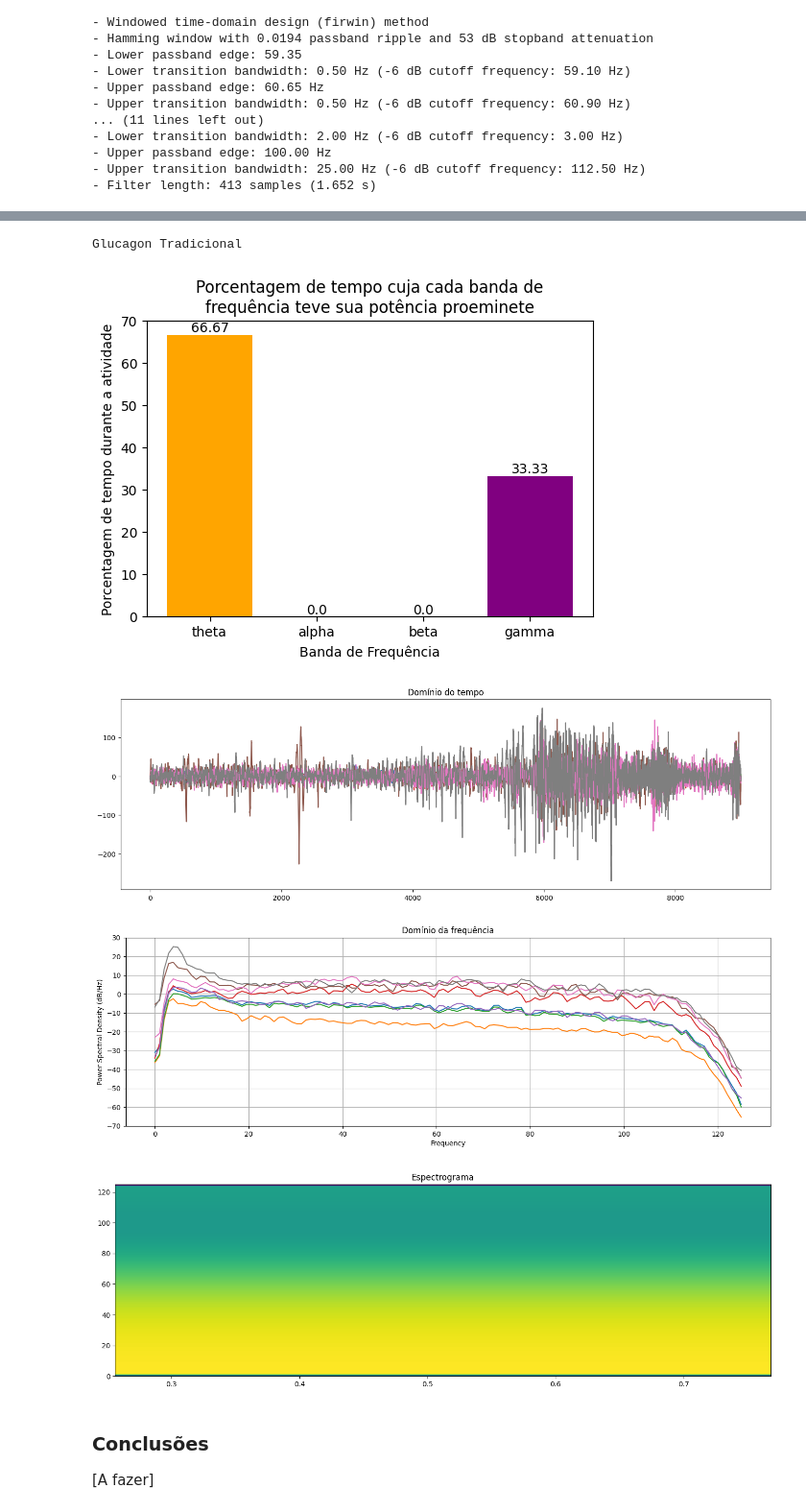
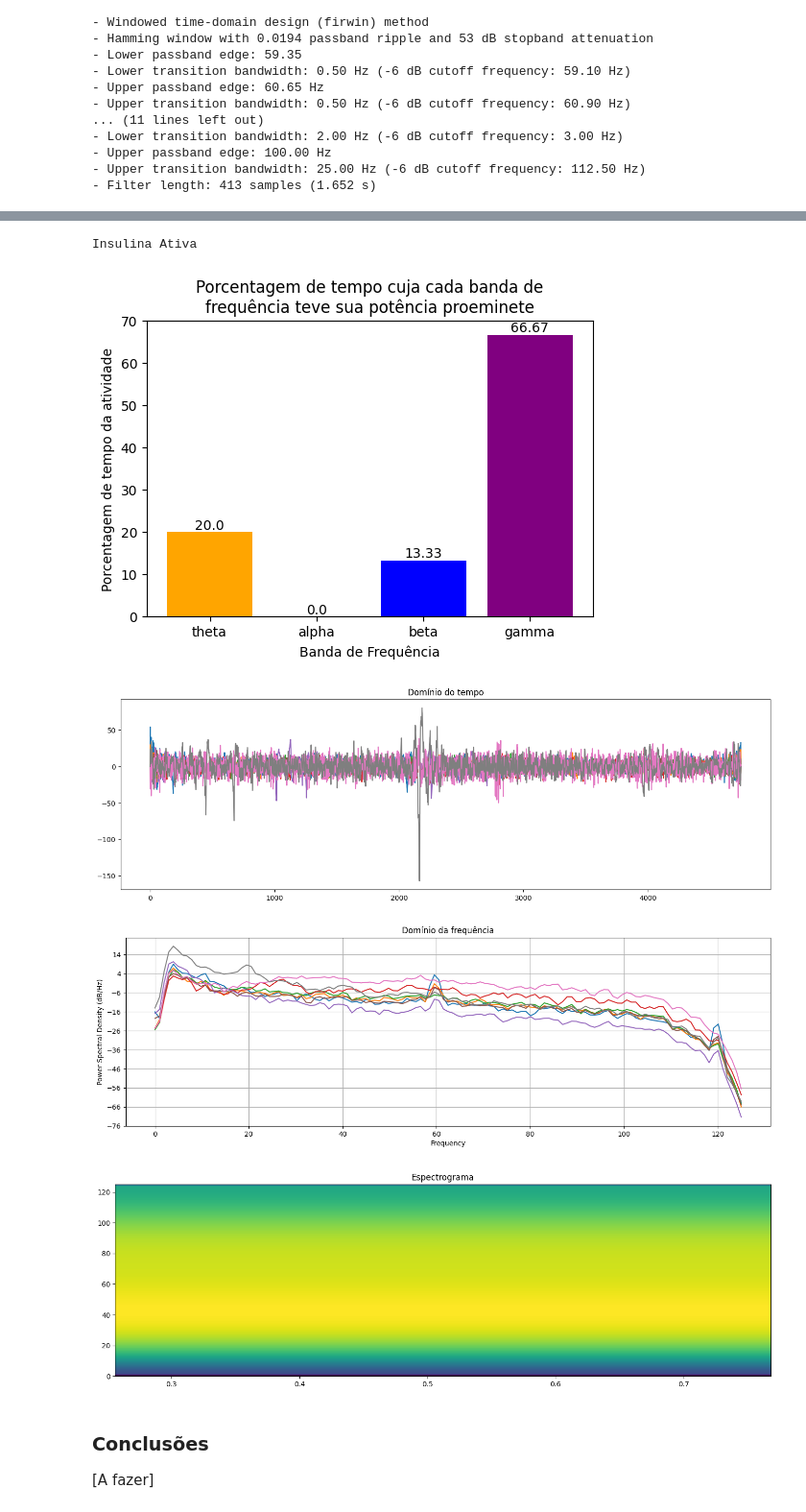
Before and after one commit to GustavoMartinx/Biological-Data-Processing, a Jupyter notebook: Dataset-Foco-Atencao/src/sliced_analysis.ipynb, the cells around one changed output, grey strips where cells are left out. Shown at 96% size. Drawn from its saved outputs; the diff is of its cells as text; code cells hidden in the pictures.

Commit message:
beta time ranges defined

```diff
--- a/Dataset-Foco-Atencao/src/sliced_analysis.ipynb
+++ b/Dataset-Foco-Atencao/src/sliced_analysis.ipynb
@@ -93,21 +93,17 @@ O trecho de código a seguir define os recortes de tempo de interesse (_timerang
 # %%
 # Aula GT
 gt_timeranges = [
-    "2:14 - 2:32",
-    "3:40 - 3:50",
-    "9:34 - 10:10"
+    "2:14 - 2:32", # mais gama
+    "3:47 - 4:01", # ok
+    "5:17 - 5:30", # parecia algo (mas só tetha)
 ]
 
 # Aula IA
 ia_timeranges = [
-    "0:21 - 0:40",
-    "1:54 - 2:18",
-    "3:54 - 5:00",
-    "6:48 - 7:02",
-    "8:29 - 8:55",
-    "8:46 - 9:00",
-    "9:14 - 9:40",
-    "19:18 - 19:35"
+    "2:07 - 2:18", # muito gama (junto ao beta) remover?
+    "3:52 - 4:11", # beta [parecia] interessante (na vdd nem tanto)
+    "5:49 - 6:06", # betinha (menos ainda) salada
+    "18:48 - 19:11" # betinha
 ]
 
 # Teste Final
@@ -124,24 +120,24 @@ tf_timeranges = [
 
 A célula a seguir efetua o recorte nos dados de acordo os momentos de interesse e transforma para o objeto MNE `RawArray`.
 # %%
-gt_index = []
-gt_index = convert_time_range_to_index(gt_timeranges[2])
+# gt_index = []
+# gt_index = convert_time_range_to_index(gt_timeranges[2])
 
-# ia_index = []
-# ia_index = convert_time_range_to_index(ia_timeranges[2])
+ia_index = []
+ia_index = convert_time_range_to_index(ia_timeranges[1])
 
 # tf_index = []
 # tf_index = convert_time_range_to_index(tf_timeranges[5])
 
 # Obtendo trecho de interesse
-data_cut_gt = gt_ob[gt_index[0]:gt_index[1], :]
-# data_cut_ia = ia_ob[ia_index[0]:ia_index[1], :]
+# data_cut_gt = gt_ob[gt_index[0]:gt_index[1], :]
+data_cut_ia = ia_ob[ia_index[0]:ia_index[1], :]
 # data_cut_tf = tf_ob[tf_index[0]:tf_index[1], :]
 
 
 X = {
-    'gt': mne.io.RawArray(data_cut_gt.T, info),
-    # 'ia': mne.io.RawArray(data_cut_ia.T, info),
+    # 'gt': mne.io.RawArray(data_cut_gt.T, info),
+    'ia': mne.io.RawArray(data_cut_ia.T, info),
     # 'tf': mne.io.RawArray(data_cut_tf.T, info),
 }
 # %% [output]
@@ -182,7 +198,7 @@ O trecho de código a seguir determina a porcentagem do tempo em que cada banda
 Conforme cita [Hatton SL et al.](https://www.ncbi.nlm.nih.gov/pmc/articles/PMC10426816/), as ondas cerebrais beta (13 – 35 Hz) são mais dominantes na região fronto-central do cérebro. Dessa forma, serão escolhidos os eletrodos F3, Fz, F4, C3, Cz e C4 que correspondem à região fronto-central como canais de referência para a aplicação do CAR através do método `set_eeg_reference()`.
 # %%
 sr = 250            # Taxa de amostragem dos dados do EEG (250Hz)
-jump = 5            # Tamanho da janela de análise (4 em 4 segundos)
+jump = 4            # Tamanho da janela de análise (4 em 4 segundos)
 size = sr * jump    # Número de pontos de dados em cada janela de análise
 
 # Definindo os limites das bandas de frequência (em Hz)
@@ -194,7 +210,7 @@ gamma_band = (30, 100)    # Gamma: 30 - 100 Hz
 
 total_pc = {}
 # data_names = ('gt', 'ia', 'tf')
-data_names = ('gt',)
+data_names = ('ia',)
 
 electrodes = ["F3", "Fz", "F4"] # , "C3", "Cz", "C4"
 
@@ -202,7 +218,7 @@ electrodes = ["F3", "Fz", "F4"] # , "C3", "Cz", "C4"
 for k, data in enumerate(X.values()):
     results = [0, 0, 0, 0] # Contagem de dominância de cada banda
 
-    data.set_eeg_reference(ref_channels=electrodes, projection=False)
+    data.set_eeg_reference(ref_channels='average', projection=False)
 
     # Percorre os dados em incrementos de sr (1 segundo) extraindo janelas de tamanho size (4s)
     for i in range(0, int(data.times[-1] - jump), 1):
@@ -269,17 +312,17 @@ def plot_bar(x):
     plt.ylabel('Porcentagem de tempo da atividade')
     plt.show()
 # %%
-print('Glucagon Tradicional')
-plot_bar(total_pc['gt'])
+# print('Glucagon Tradicional')
+# plot_bar(total_pc['gt'])
 
-# print('Insulina Ativa')
-# plot_bar(total_pc['ia'])
+print('Insulina Ativa')
+plot_bar(total_pc['ia'])
 
 # print('Teste Final')
 # plot_bar(total_pc['tf'])
 # %% [output]
-Glucagon Tradicional
+Insulina Ativa
-[figure, old version]
+[figure, new version]
 # %%
 def print_graphs(X):
     for i in range(X.shape[1]):
@@ -299,16 +342,16 @@ def print_graphs(X):
 # %%
 rcParams['figure.figsize'] = [17., 5.]
 
 # for key in X:
 #     print_graphs(X[key])
 
-print_graphs(data_cut_gt)
-# print_graphs(data_cut_ia)
+# print_graphs(data_cut_gt)
+print_graphs(data_cut_ia)
 # print_graphs(data_cut_tf)
 # %% [output]
-[figure, old version]
+[figure, new version]
-[figure, old version]
+[figure, new version]
-[figure, old version]
+[figure, new version]
 # %% [markdown]
 ### Conclusões
 
```
Also changed, not shown: parts of 6 cells of this notebook.
